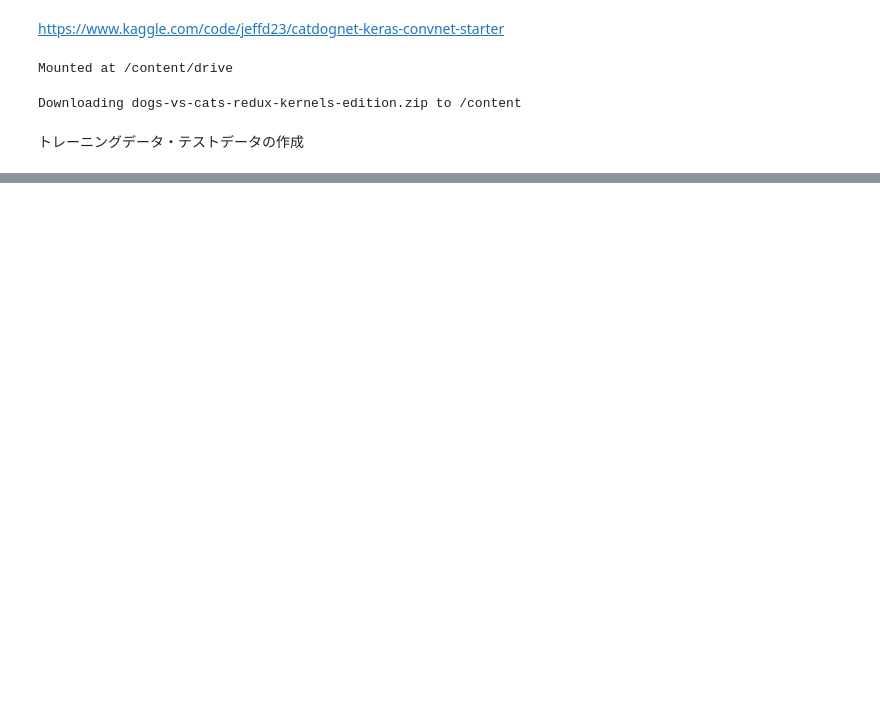
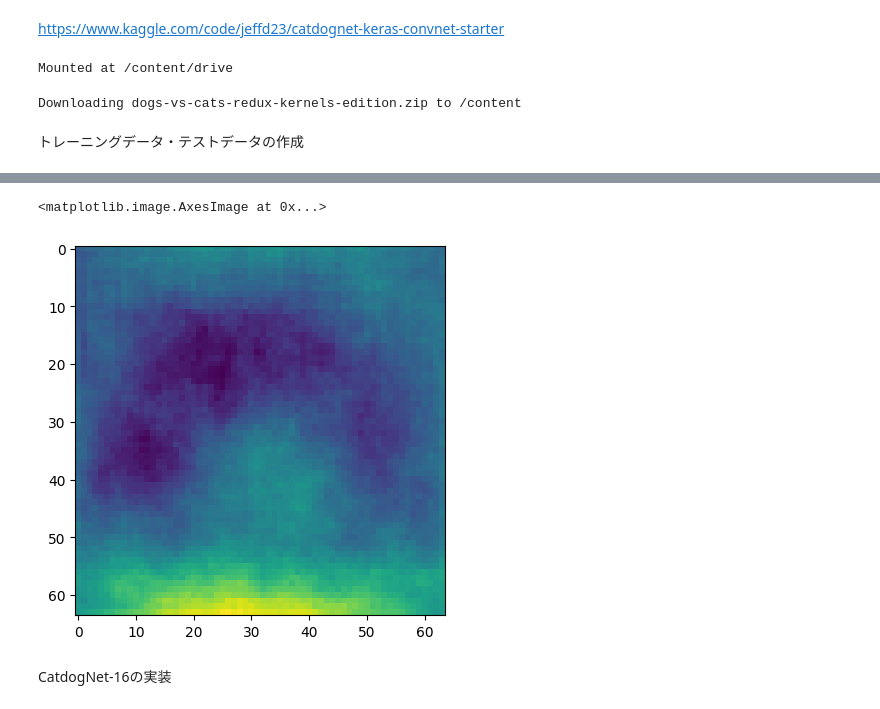
Before and after one commit to Makoto-Noda/google-Colab, a Jupyter notebook: CatsDogs.ipynb, the cells around one changed output, grey strips where cells are left out. Saved outputs shown, nothing was run; the diff lists cells and outputs as text; code cells hidden in the pictures; blank space fills up the shorter version.

```diff
--- a/CatsDogs.ipynb
+++ b/CatsDogs.ipynb
@@ -48,0 +125,7 @@ test_images =  test_images[:25]
+# %%
+plt.imshow(cat_avg)
+# %% [output]
+<matplotlib.image.AxesImage at 0x...>
+[figure, added]
+# %% [markdown]
+CatdogNet-16の実装
```
Also changed, not shown: parts of 5 cells of this notebook.
